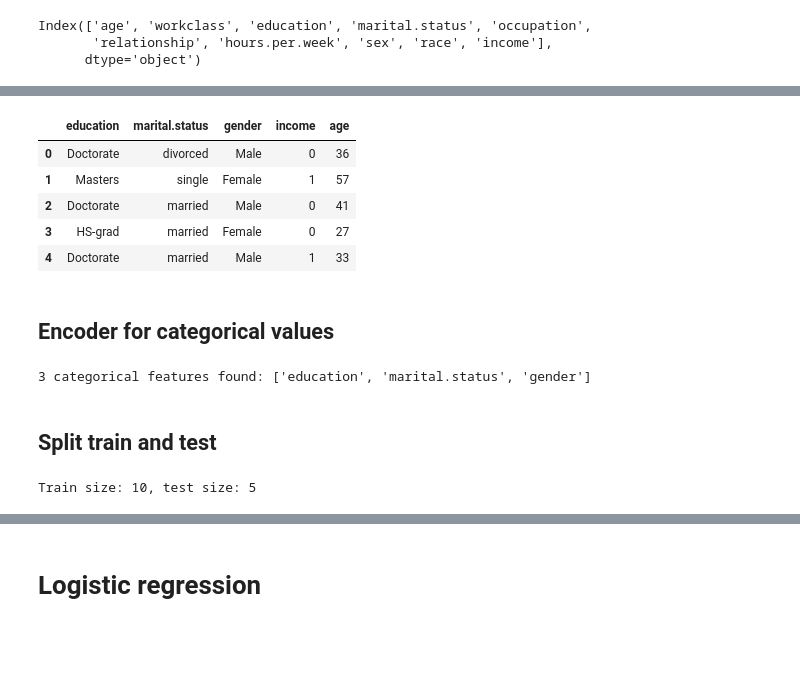
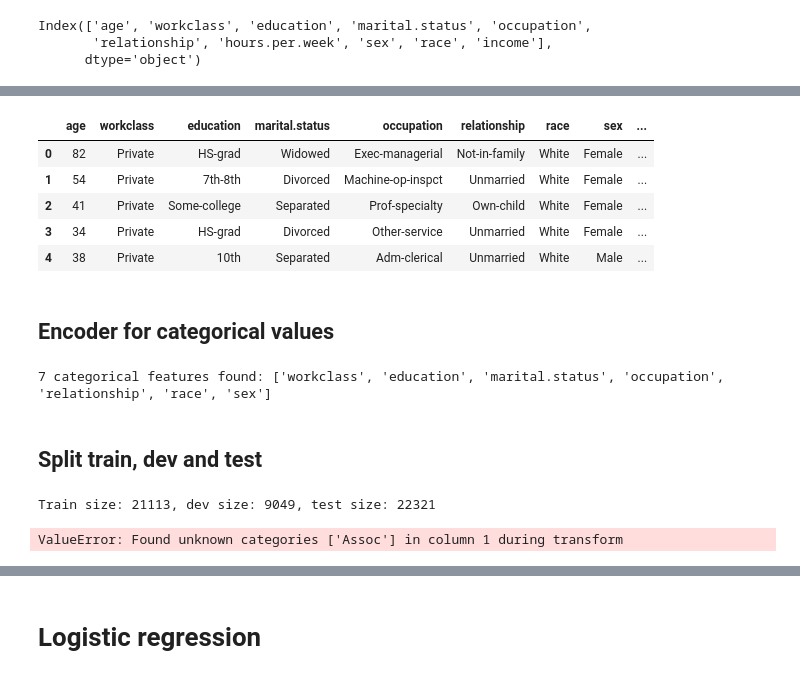
Before and after one commit to JipSchoneveld/HCML_project, a Jupyter notebook: train.ipynb, the cells around one changed output, grey strips where cells are left out. Cells and saved outputs as stored; diff of their text form; code cells hidden in the pictures; blank space fills up the shorter version.

```diff
--- a/train.ipynb
+++ b/train.ipynb
@@ -48,3 +44,5 @@ data_old = get_old_data("data/adult.csv")
+# %%
+data_old = pd.read_csv(os.path.join('Processed_data', 'adult.csv'))
 # %%
 data_old.keys()
 # %% [output]
@@ -93,16 +91,16 @@ data_2018
 22321 rows × 10 columns
 # %%
-DATA = toy_data
-DATA_NAME = 'toy' #! don't forget to change this accordingly
-FEAT_OF_INT = ['education', 'marital-status', 'gender', 'income'] #The features we are interested in
+DATA = data_old
+DATA_NAME = 'old' #! don't forget to change this accordingly
+FEAT_OF_INT = ['education', 'marital.status', 'sex', 'income'] #The features we are interested in
 DATA.head()
 # %% [output]
-|  | education | marital.status | gender | income | age |
-| 0 | Doctorate | divorced | Male | 0 | 36 |
-| 1 | Masters | single | Female | 1 | 57 |
-| 2 | Doctorate | married | Male | 0 | 41 |
-| 3 | HS-grad | married | Female | 0 | 27 |
-| 4 | Doctorate | married | Male | 1 | 33 |
+|  | age | workclass | education | marital.status | occupation | relationship | race | sex | ... |
+| 0 | 82 | Private | HS-grad | Widowed | Exec-managerial | Not-in-family | White | Female | ... |
+| 1 | 54 | Private | 7th-8th | Divorced | Machine-op-inspct | Unmarried | White | Female | ... |
+| 2 | 41 | Private | Some-college | Separated | Prof-specialty | Own-child | White | Female | ... |
+| 3 | 34 | Private | HS-grad | Divorced | Other-service | Unmarried | White | Female | ... |
+| 4 | 38 | Private | 10th | Separated | Adm-clerical | Unmarried | White | Male | ... |
 # %% [markdown]
 ## Encoder for categorical values
 # %%
@@ -114,14 +112,15 @@ print(f"{len(cat_feats)} categorical features found: {cat_feats}")
 cat_feat_encoder = OneHotEncoder(sparse_output=False, drop='if_binary').set_output(transform="pandas")
 cat_feat_encoder = cat_feat_encoder.fit(DATA[cat_feats])
 # %% [output]
-3 categorical features found: ['education', 'marital.status', 'gender']
+7 categorical features found: ['workclass', 'education', 'marital.status', 'occupation', 'relationship', 'race', 'sex']
 # %% [markdown]
-## Split train and test
+## Split train, dev and test
 # %%
-train, test = train_test_split(DATA, test_size=0.3)
-print(f"Train size: {len(train)}, test size: {len(test)}")
+train, dev = train_test_split(DATA, test_size=0.3)
+test = data_2018
+print(f"Train size: {len(train)}, dev size: {len(dev)}, test size: {len(test)}")
 # %% [output]
-Train size: 10, test size: 5
+Train size: 21113, dev size: 9049, test size: 22321
 # %%
 x_train = train.drop(columns=['income'])
 y_train = train['income']
@@ -131,4 +133,7 @@ y_test  = test['income']
 # %%
 from Dataverwerking.data_transform import cat_to_one_hot
 x_train_encoded = cat_to_one_hot(x_train, cat_feats, cat_feat_encoder)
+x_dev_encoded = cat_to_one_hot(x_dev, cat_feats, cat_feat_encoder)
 x_test_encoded = cat_to_one_hot(x_test, cat_feats, cat_feat_encoder)
+# %% [output]
+ValueError: Found unknown categories ['Assoc'] in column 1 during transform
```
Also changed, not shown: parts of 20 cells of this notebook, 5 other files.
